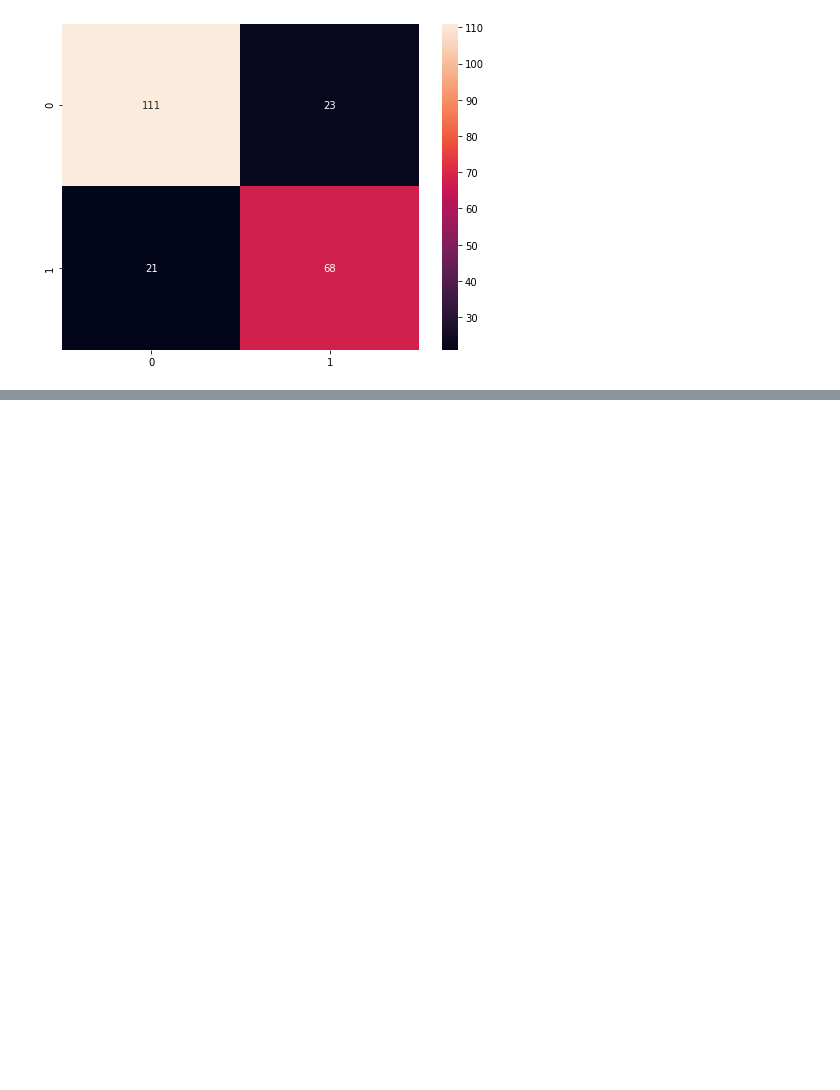
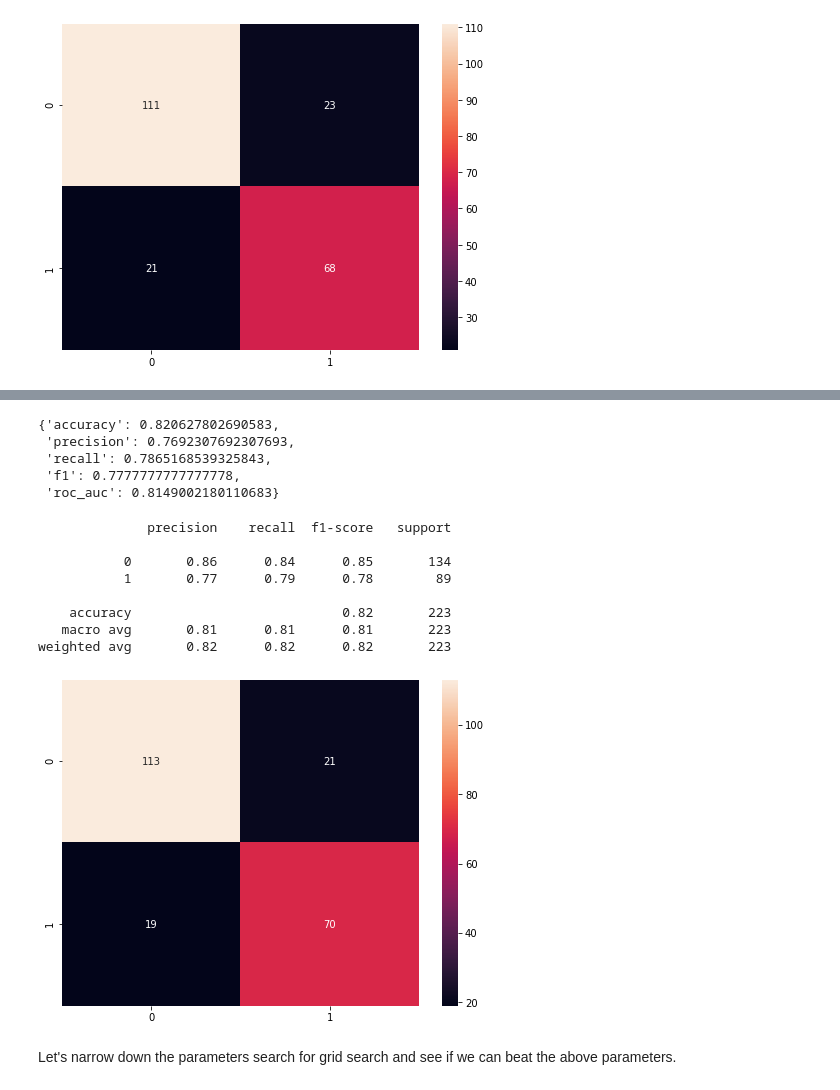
Before and after one commit to Hari31416/Portfolio, a Jupyter notebook: Titanic/Models I.ipynb, the cells around one changed output, grey strips where cells are left out. Drawn from its saved outputs; the diff is of its cells as text; code cells hidden in the pictures; blank space fills up the shorter version.

```diff
--- a/Titanic/Models I.ipynb
+++ b/Titanic/Models I.ipynb
@@ -205,0 +330,9 @@ weighted avg       0.80      0.80      0.80       223
+# %%
+from sklearn.model_selection import GridSearchCV
+import warnings
+warnings.filterwarnings('ignore')
+params = {'C': [0.01, 0.1, 1, 10, 100], 'penalty': ['l1', 'l2', 'elasticnet'],
+            'fit_intercept': [True, False], 'l1_ratio': [0, 0.1, 0.5, 0.9, 1]}
+
+lr_base = LogisticRegression(solver='saga', random_state=42, max_iter=10000)
+grid_1 = perform_grid_search(lr_base, params)
@@ -205,0 +352,22 @@ weighted avg       0.80      0.80      0.80       223
+# %%
+evaluate_model(grid_1.best_estimator_)
+# %% [output]
+{'accuracy': 0.820627802690583,
+ 'precision': 0.7692307692307693,
+ 'recall': 0.7865168539325843,
+ 'f1': 0.7777777777777778,
+ 'roc_auc': 0.8149002180110683}
+# %%
+visualize_model(grid_1.best_estimator_)
+# %% [output]
+              precision    recall  f1-score   support
+
+           0       0.86      0.84      0.85       134
+           1       0.77      0.79      0.78        89
+
+    accuracy                           0.82       223
+   macro avg       0.81      0.81      0.81       223
+weighted avg       0.82      0.82      0.82       223
+[figure, added]
+# %% [markdown]
+Let's narrow down the parameters search for grid search and see if we can beat the above parameters.
```
Also changed, not shown: parts of 28 cells of this notebook, 4 other files.
